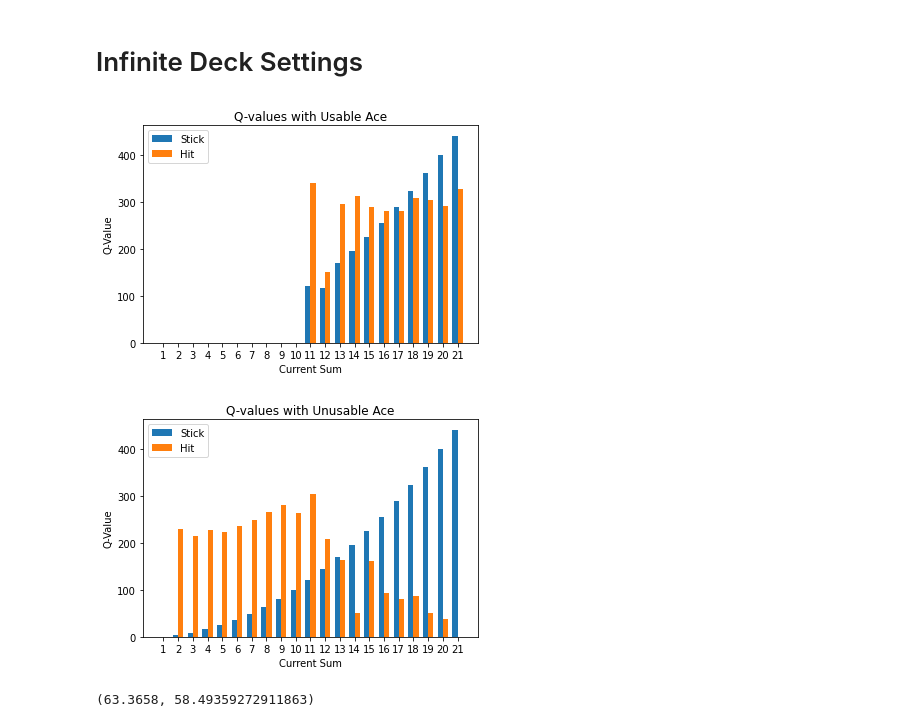
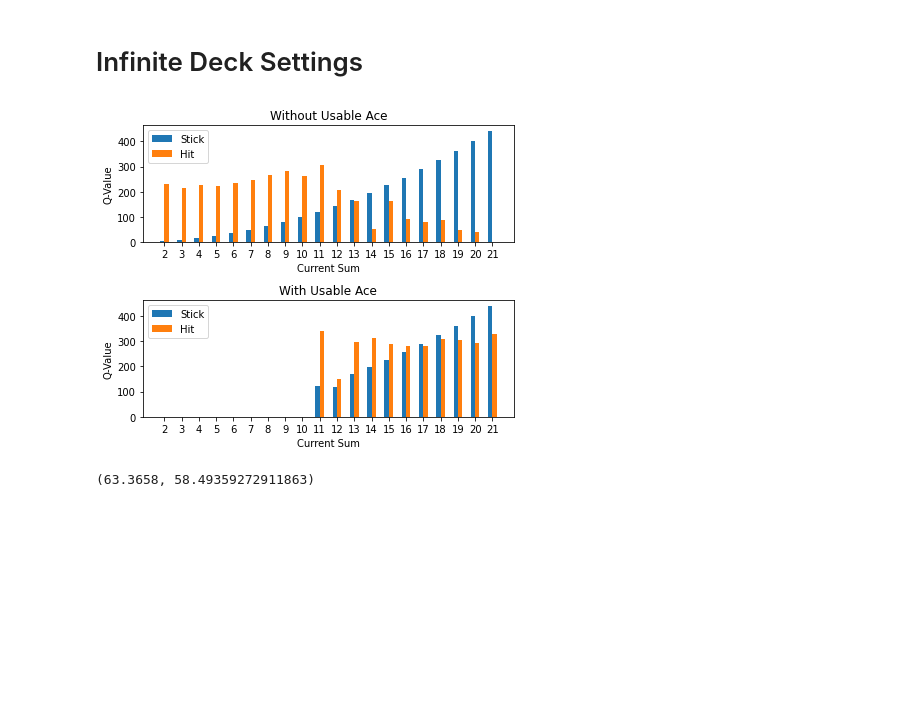
Before and after one commit to artemi8/RL-black-jack, a Jupyter notebook: Q_learning.ipynb, the cells around one changed output. Cells and saved outputs as stored; diff of their text form; code cells hidden in the pictures; blank space fills up the shorter version.

```diff
--- a/Q_learning.ipynb
+++ b/Q_learning.ipynb
@@ -169,12 +205,10 @@ for episode in tqdm(range(max_episodes)):
     cards, current_sum, usable_ace, hand_complete = env.reset_init()
 
     state = (int(current_sum-1), int(usable_ace))
-# %%
-plot_q_values(infinite_agent, usable_ace=True)  # For usable ace
-plot_q_values(infinite_agent, usable_ace=False) # For unusable ace
-# %% [output]
-[figure, removed]
-[figure, removed]
+# %%
+plot_q_values_(infinite_agent)
+# %% [output]
+[figure, added]
 # %%
 evaluate_agent(n_eval_episodes=10000, Q=infinite_agent.Q, num_decks=None, random_agent=False)
 # %% [output]
```
Also changed, not shown: parts of 3 cells of this notebook, 7 other files.
